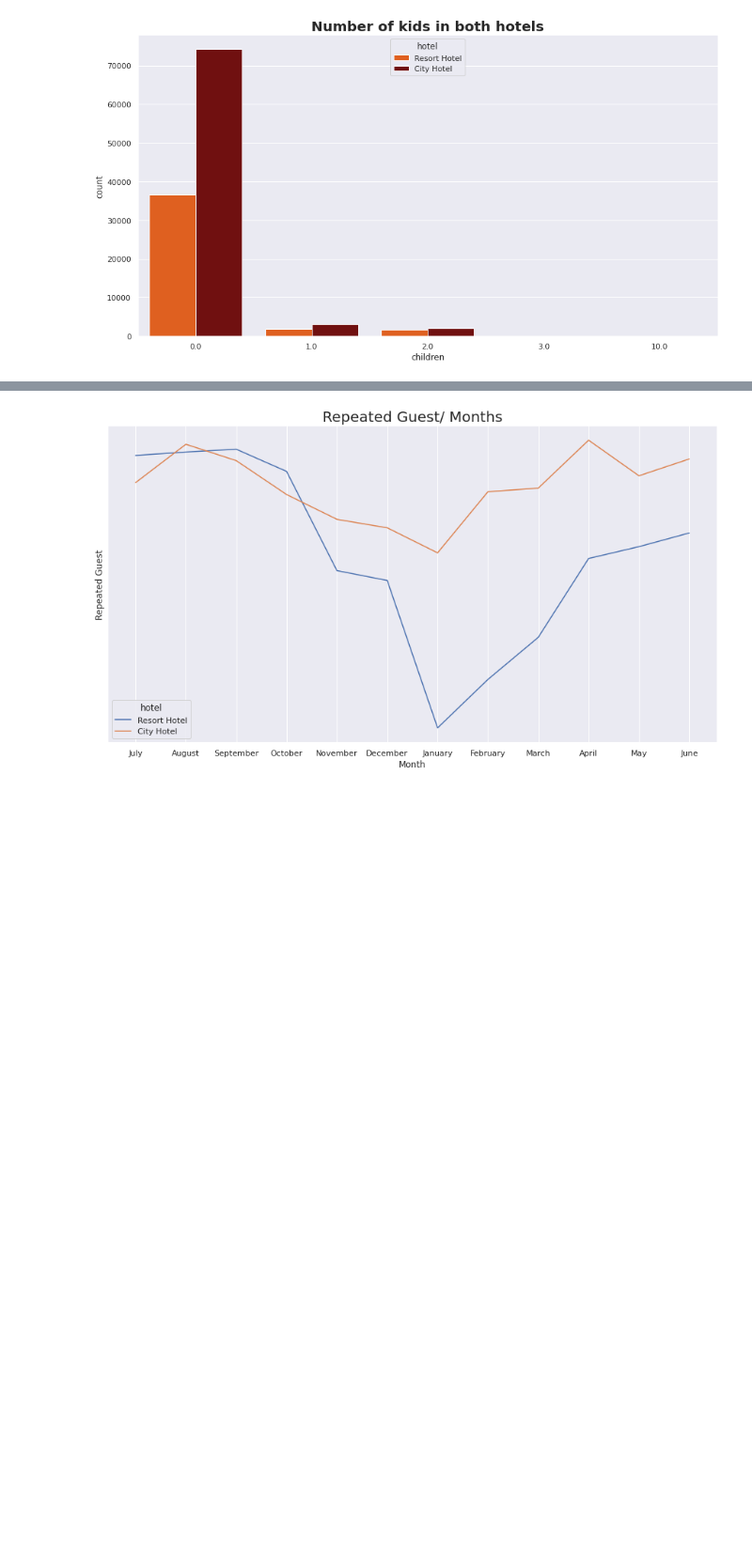
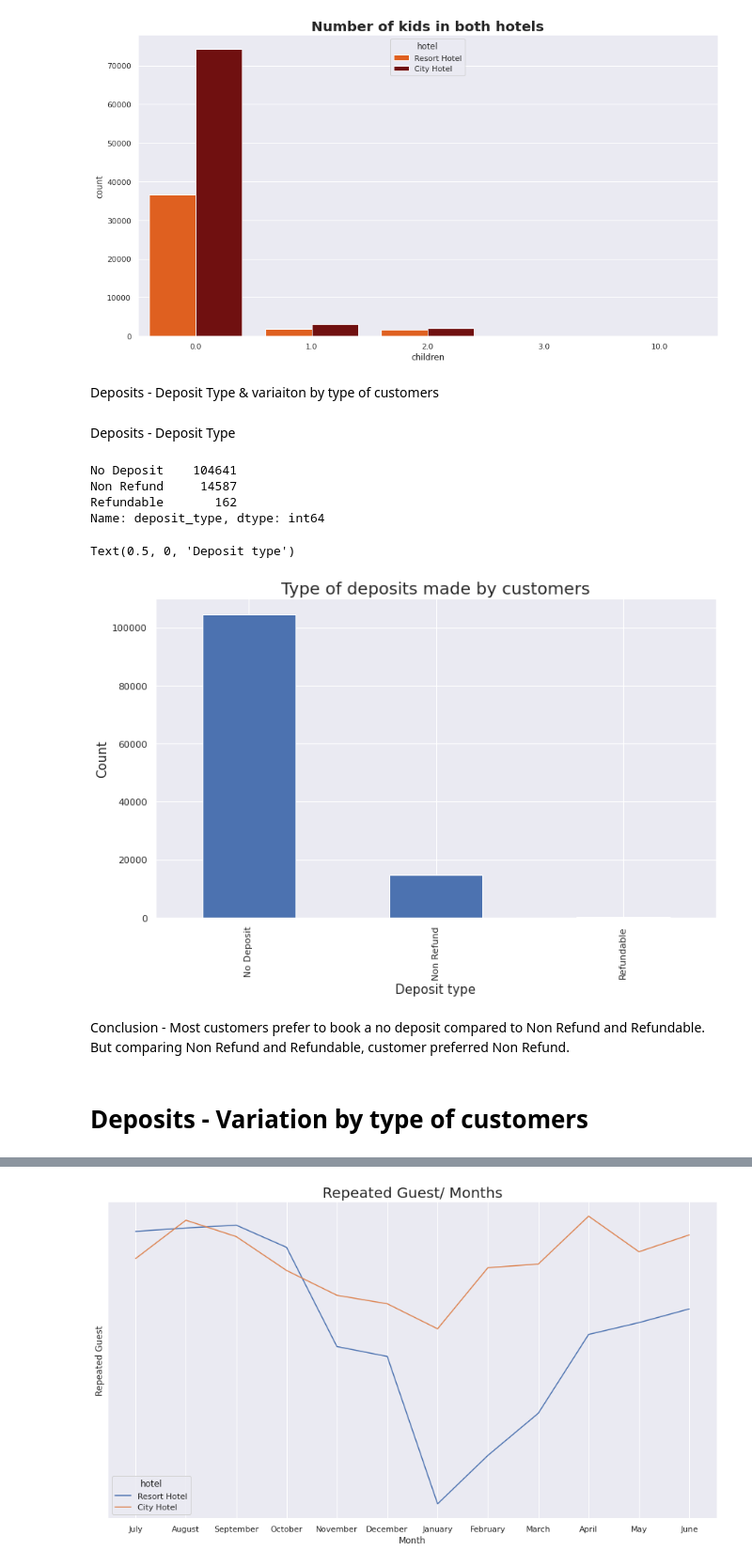
Before and after one commit to Tanjul5/Hotel_Booking_Analysis, a Jupyter notebook: Hotel_Booking_Analysis_Capstone_Project.ipynb, the cells around one changed output, grey strips where cells are left out. Shown at 94% size. Saved outputs shown, nothing was run; the diff lists cells and outputs as text; code cells hidden in the pictures; blank space fills up the shorter version.

```diff
--- a/Hotel_Booking_Analysis_Capstone_Project.ipynb
+++ b/Hotel_Booking_Analysis_Capstone_Project.ipynb
@@ -310,10 +312,3 @@ plt.suptitle('Adults, Childrens and Babies at Hotels\n',fontsize=20)
 plt.show()
 # %% [output]
 [figure]
-# %%
-plt.figure(figsize=(15, 8))
-sns.lineplot(x = "arrival_date_month", y="is_repeated_guest", hue="hotel", data=Hotel_book_df, ci=None).set_title('Repeated Guest/ Months', fontsize=20)
-sns.set_theme(style="darkgrid",font='sans-serif')
-plt.xlabel('Month', fontsize = 12)
-plt.ylabel('Repeated Guest', fontsize=12)
-plt.show()
@@ -335,3 +328,28 @@ plt.title("Number of kids in both hotels",fontweight="bold", size=20)
 plt.show()
 # %% [output]
 [figure]
+# %% [markdown]
+ Deposits - Deposit Type & variaiton by type of customers
+# %% [markdown]
+Deposits - Deposit Type
+# %%
+ deposit_types = Hotel_book_df.deposit_type.value_counts()
+deposit_types
+# %% [output]
+No Deposit    104641
+Non Refund     14587
+Refundable       162
+Name: deposit_type, dtype: int64
+# %%
+plt.figure(figsize=(12,7))
+deposit_types.plot(kind='bar')
+plt.title('Type of deposits made by customers',fontsize=20)
+plt.ylabel('Count',fontsize=15)
+plt.xlabel('Deposit type',fontsize=15)
+# %% [output]
+Text(0.5, 0, 'Deposit type')
+[figure, added]
+# %% [markdown]
+Conclusion - Most customers prefer to book a no deposit compared to Non Refund and Refundable. But comparing Non Refund and Refundable, customer preferred Non Refund.
+# %% [markdown]
+# Deposits - Variation by type of customers
```
Also changed, not shown: parts of 10 cells of this notebook.
